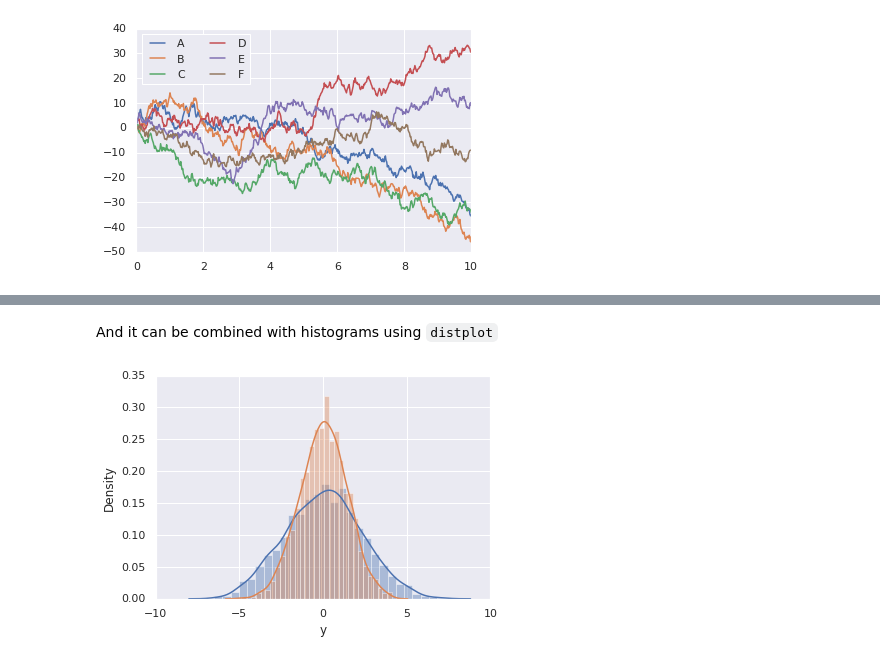
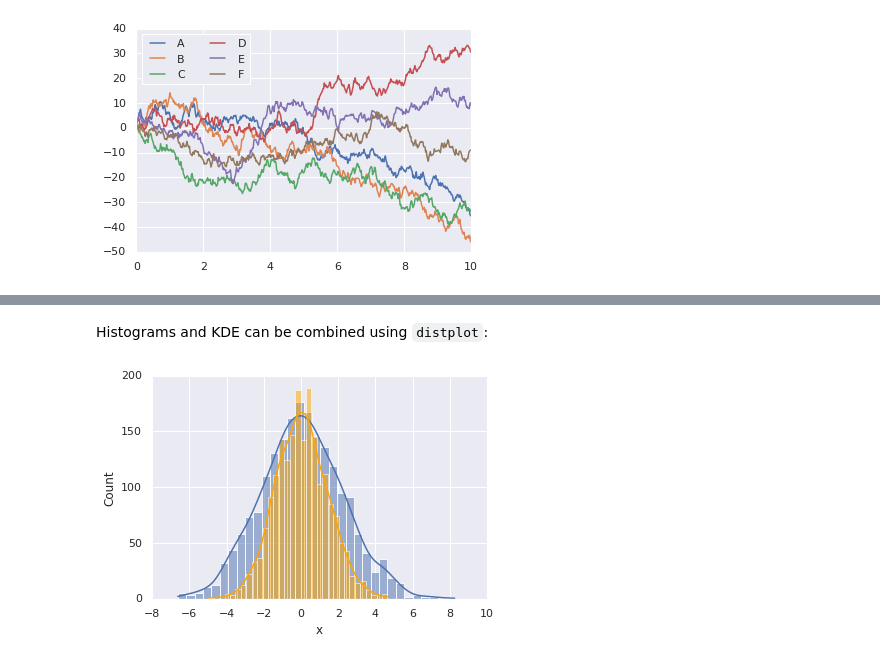
Before and after one commit to tomperr/tomperr_is_learning, a Jupyter notebook: Python_Data_Science_Handbook/Matplotlib/15_Visualization_with_Seaborn.ipynb, the cells around one changed output, grey strips where cells are left out. Saved outputs shown, nothing was run; the diff lists cells and outputs as text; code cells hidden in the pictures.

```diff
--- a/Python_Data_Science_Handbook/Matplotlib/15_Visualization_with_Seaborn.ipynb
+++ b/Python_Data_Science_Handbook/Matplotlib/15_Visualization_with_Seaborn.ipynb
@@ -59,7 +88,7 @@ for col in 'xy':
 # %% [markdown]
-And it can be combined with histograms using `distplot`
+Histograms and KDE can be combined using ``distplot``:
 # %%
-sns.distplot(data['x'])
-sns.distplot(data['y']);
+sns.histplot(data['x'], kde=True)
+sns.histplot(data['y'], color="orange", kde=True);
 # %% [output]
-[figure, old version]
+[figure, new version]
```
Also changed, not shown: parts of 75 cells of this notebook.
